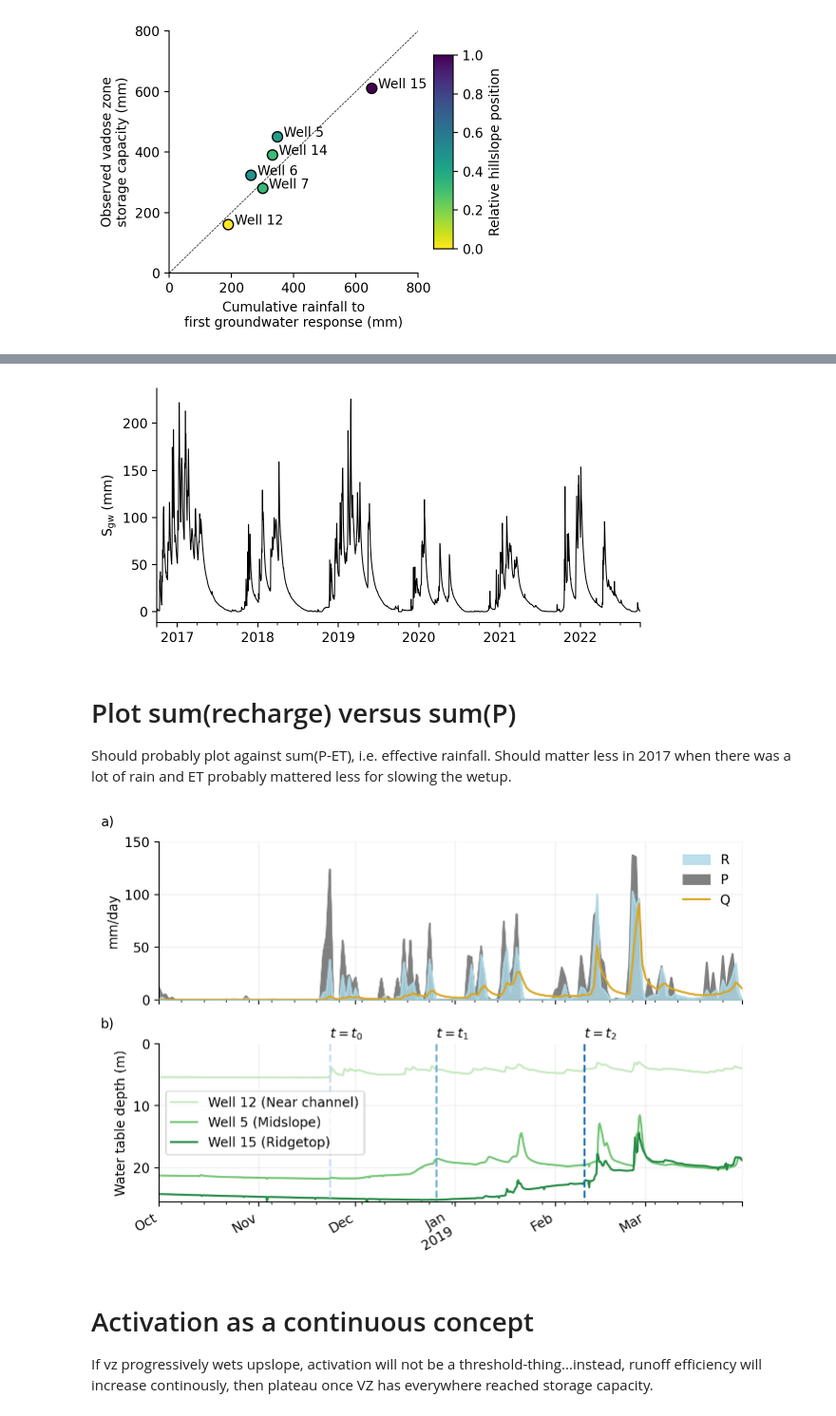
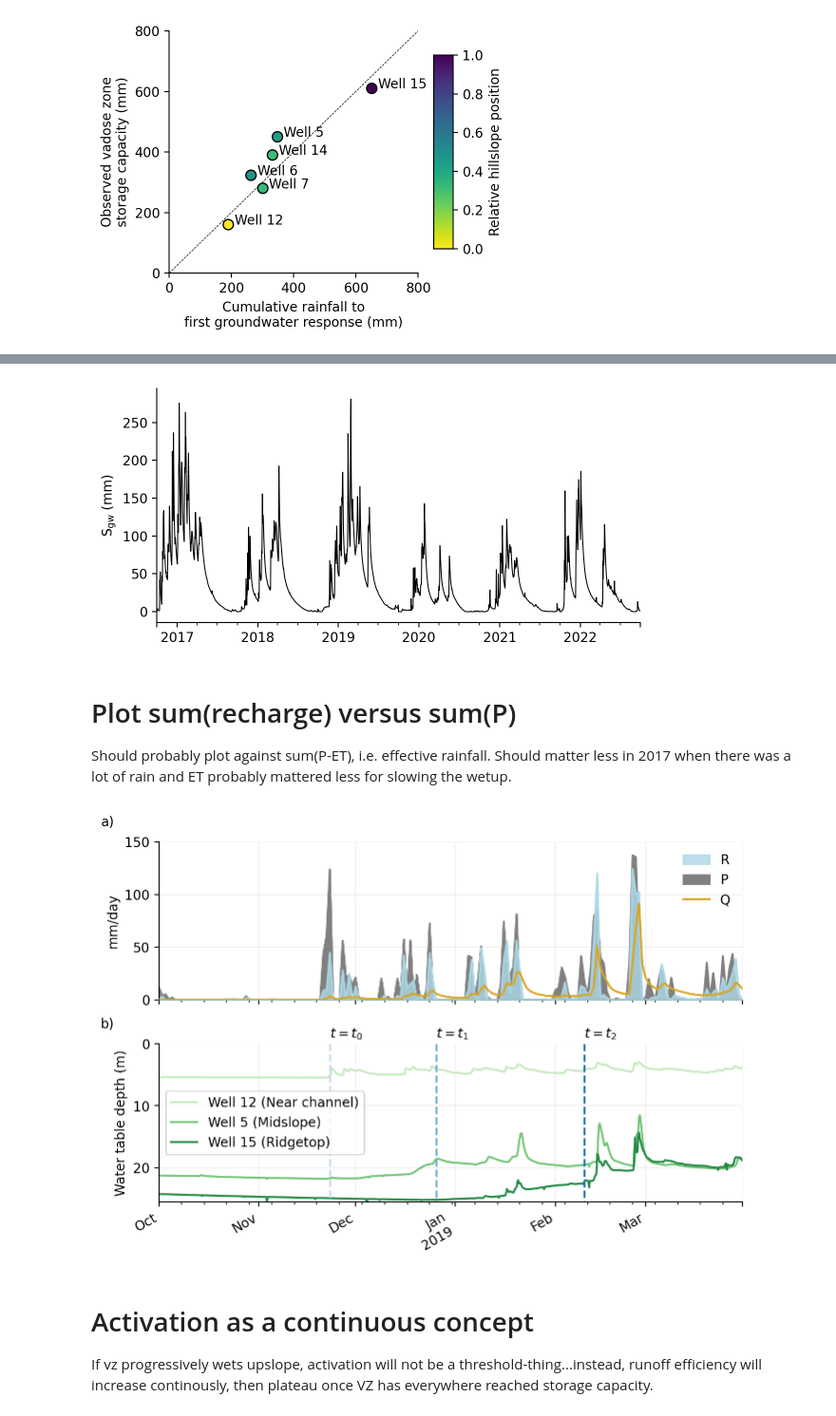
Before and after one commit to daviddralle/recharge_ratios, a Jupyter notebook: recharge_ratios.ipynb, the cells around one changed output, grey strips where cells are left out. Shown at 95% size. Drawn from its saved outputs; the diff is of its cells as text; code cells hidden in the pictures.

```diff
--- a/recharge_ratios.ipynb
+++ b/recharge_ratios.ipynb
@@ -194,13 +194,16 @@ for year in years:
     startdate = '11-' + str(year)
     enddate = '4-' + str(year+1)
     rain = np.array(ppt.loc[startdate:enddate])
+    rainshift = np.roll(rain,1) + np.roll(rain,-1)
     runoff = np.array(q.loc[startdate:enddate])
-    dqdt = np.gradient(runoff)
-    idx = (rain<=1)&(dqdt<=0)
+    dqdt = np.array(list(np.diff(runoff)) + [0])
+    idx = (rain<=1)&(dqdt<=0)&(rainshift<=1)
     dqs = dqs + list(dqdt[idx])
     qs = qs + list(runoff[idx])
 dqs = np.array(dqs)
 qs = np.array(qs)
+
+allqs = np.copy(qs)
 
 # Sort qs and dqs in descending order and calculate bin boundaries using Kirchner binning
 df_kirchner = pd.DataFrame({'q':qs, 'dq':dqs})
@@ -222,14 +225,18 @@ x = np.log(qs)
 coefficient_of_dermination = r2_score(np.log(-dqs), p[2] + p[1]*x + p[0]*x**2)
 ax.plot(x, p[2] + p[1]*x + p[0]*x**2,lw=2, label='$\mathrm{R^2}$ = %.2f'%coefficient_of_dermination,zorder=-1)
 p[1] = p[1]-1
-ax.set_xlabel('log(Q)')
+ax.set_xlabel('ln(Q)')
 leg = ax.legend(fontsize=10,loc='best')
 leg.set_frame_on(False)
 ax.set_title('Elder Creek',fontsize=12)
-ax.set_ylabel(r'$\log \left( -\mathrm{\frac{dQ}{dt}}\right)$')
+ax.set_ylabel(r'$\ln \left( -\mathrm{\frac{dQ}{dt}}\right)$')
 f.tight_layout()
 sns.despine()
 
+print('Fit coefficients:')
+for i in range(len(p)):
+  print('c_%d = %.3f'%(3-i,p[i]) + ' +/- ' +  '%.3f'%(cov[i,i]**(0.5)))
+
 # Save the figure as a PDF file
 f.savefig('./dqdt_q.pdf')
 # %% [output]
@@ -272,7 +300,7 @@ f.tight_layout()
 # Save the figure as a PDF file
 f.savefig('./sgw.pdf')
 # %% [output]
-[figure, old version]
+[figure, new version]
 # %%
 # Create a list of years and sort them
 years = list(set(q.index.year))
@@ -290,22 +318,20 @@ for year in years[1:]:
   thisYear = df.loc[startDate:endDate]
   if len(thisYear)<100:
       continue
+
   # Calculate Sd time series, assuming 0 at start of wet season
   qvar = thisYear.q.tolist()
   rts = [0]
   for i in range(1,len(qvar)):
+    # change dt if needed
+    dt = 1.0
     qi = qvar[i]
     qi1 = qvar[i-1]
-
-    # # old error with divide by 2
-    # rt = (qi - qi1)/2/((g(qi,p) + g(qi1,p))/2) + (qi+qi1)/2
-
-    # Calculate rt with corrected error from April 17, 2022
-    rt = (qi - qi1)/((g(qi,p) + g(qi1,p))/2) + (qi+qi1)/2
+    rt = (qi - qi1)/dt/((g(qi,p) + g(qi1,p))/2) + (qi+qi1)/2
     rts.append(rt)
 
   rts = np.array(rts)
-  rts[rts<0] = 0
+  # rts[rts<0] = 0
   df['rt'].loc[startDate:endDate] = rts
 
 # Remove duplicate index values and sort by index
@@ -378,37 +404,39 @@ for i, col in enumerate(cols):
     thresh = resp[int(col.split('_')[2])]
     idx = idxs[i]
     try:
         ymax = welltemp[col].loc[idx].values[0]
     except:
         ymax = welltemp[col].loc[idx]
     ax.vlines(idx, 0, 100, color=cv[i], ls='--')
     ax.text(idx, -1, rf'$t = t_{i}$')
 
 # Plot the precipitation, recharge, and discharge data
 ax = axs[0]
-df.rt.loc[starttime:stoptime].plot(ax=ax, label='R', color='lightblue', alpha=0.8, kind='area', zorder=5)
-df.ppt.loc[starttime:stoptime].plot(ax=ax, label='P', kind='area', color='gray', zorder=-1)
-df.q.loc[starttime:stoptime].plot(ax=ax, label='Q', c='goldenrod', lw=1.5, zorder=10)
+temp = df.copy()
+temp.loc[temp.rt<=0,'rt'] = 0
+temp.rt.loc[starttime:stoptime].plot(ax=ax, label='R', color='lightblue', alpha=0.8, kind='area', zorder=5)
+temp.ppt.loc[starttime:stoptime].plot(ax=ax, label='P', kind='area', color='gray', zorder=-1)
+temp.q.loc[starttime:stoptime].plot(ax=ax, label='Q', c='goldenrod', lw=1.5, zorder=10)
 
 # Set the y-axis limit, add legend, remove spines, and set ylabel
 ax.set_ylim(0, 150)
 ax.legend(framealpha=0)
 sns.despine()
 ax.set_ylabel('mm/day')
 
 # Set the x-axis label, adjust the layout, and format x-axis dates
 ax.set_xlabel('')
 f.tight_layout()
 f.autofmt_xdate()
 
 # Adjust the grid and add a subplot label
 ax.grid(alpha=0.2)
 ax.text(-0.1, 1.1, 'a)', transform=ax.transAxes)
 
 # Save the figure as a PDF
 f.savefig('./recharge_timeseries_%s.pdf' % stoptime.split('-')[-1], bbox_inches='tight')
 # %% [output]
-[figure, old version]
+[figure, new version]
 # %% [markdown]
 # Activation as a continuous concept
 
```
Also changed, not shown: parts of 6 cells of this notebook.
